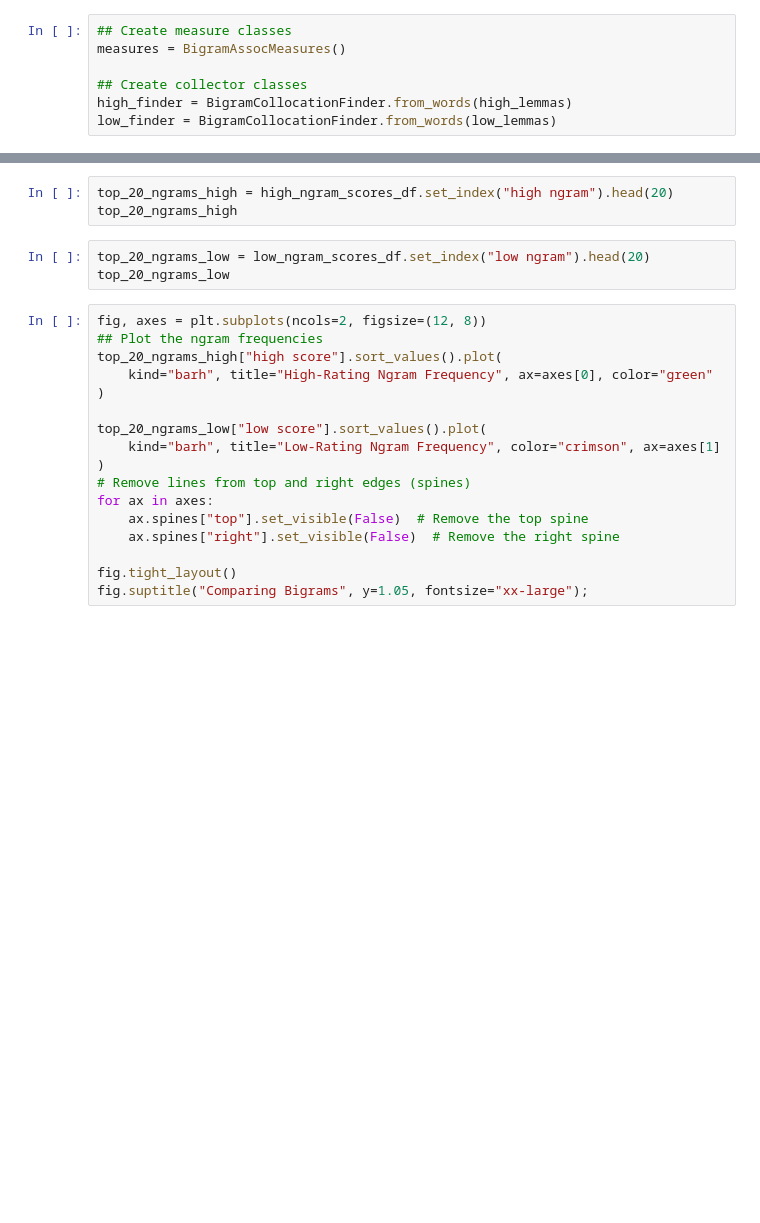
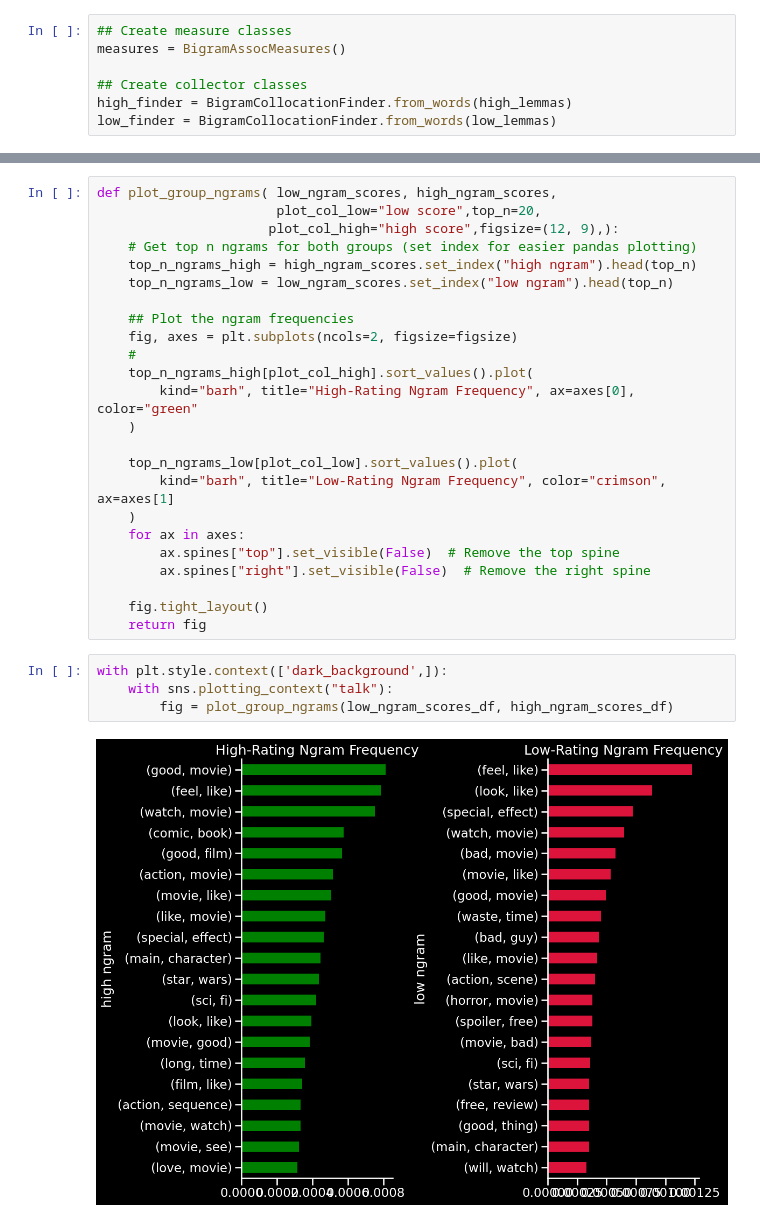
Before and after one commit to carlolopez03/IMDB-Movie-Prediction, a Jupyter notebook: Part5.ipynb, the cells around one changed output, grey strips where cells are left out. Drawn from its saved outputs; the diff is of its cells as text; blank space fills up the shorter version.

```diff
--- a/Part5.ipynb
+++ b/Part5.ipynb
@@ -251,23 +491,30 @@ display(high_ngram_scores_df.head(20),low_ngram_scores_df.head(20))
-# %%
-top_20_ngrams_high = high_ngram_scores_df.set_index("high ngram").head(20)
-top_20_ngrams_high
-# %%
-top_20_ngrams_low = low_ngram_scores_df.set_index("low ngram").head(20)
-top_20_ngrams_low
 # %%
-fig, axes = plt.subplots(ncols=2, figsize=(12, 8))
-## Plot the ngram frequencies
-top_20_ngrams_high["high score"].sort_values().plot(
-    kind="barh", title="High-Rating Ngram Frequency", ax=axes[0], color="green"
-)
+def plot_group_ngrams( low_ngram_scores, high_ngram_scores,
+                       plot_col_low="low score",top_n=20,
+                      plot_col_high="high score",figsize=(12, 9),):
+    # Get top n ngrams for both groups (set index for easier pandas plotting)
+    top_n_ngrams_high = high_ngram_scores.set_index("high ngram").head(top_n)
+    top_n_ngrams_low = low_ngram_scores.set_index("low ngram").head(top_n)
 
-top_20_ngrams_low["low score"].sort_values().plot(
-    kind="barh", title="Low-Rating Ngram Frequency", color="crimson", ax=axes[1]
-)
-# Remove lines from top and right edges (spines)
-for ax in axes:
-    ax.spines["top"].set_visible(False)  # Remove the top spine
-    ax.spines["right"].set_visible(False)  # Remove the right spine
+    ## Plot the ngram frequencies
+    fig, axes = plt.subplots(ncols=2, figsize=figsize)
+    #
+    top_n_ngrams_high[plot_col_high].sort_values().plot(
+        kind="barh", title="High-Rating Ngram Frequency", ax=axes[0], color="green"
+    )
 
-fig.tight_layout()
-fig.suptitle("Comparing Bigrams", y=1.05, fontsize="xx-large");
+    top_n_ngrams_low[plot_col_low].sort_values().plot(
+        kind="barh", title="Low-Rating Ngram Frequency", color="crimson", ax=axes[1]
+    )
+    for ax in axes:
+        ax.spines["top"].set_visible(False)  # Remove the top spine
+        ax.spines["right"].set_visible(False)  # Remove the right spine
+
+    fig.tight_layout()
+    return fig
+# %%
+with plt.style.context(['dark_background',]):
+    with sns.plotting_context("talk"):
+        fig = plot_group_ngrams(low_ngram_scores_df, high_ngram_scores_df)
+# %% [output]
+[figure, added]
```
Also changed, not shown: parts of 36 cells of this notebook, 3 other files.
